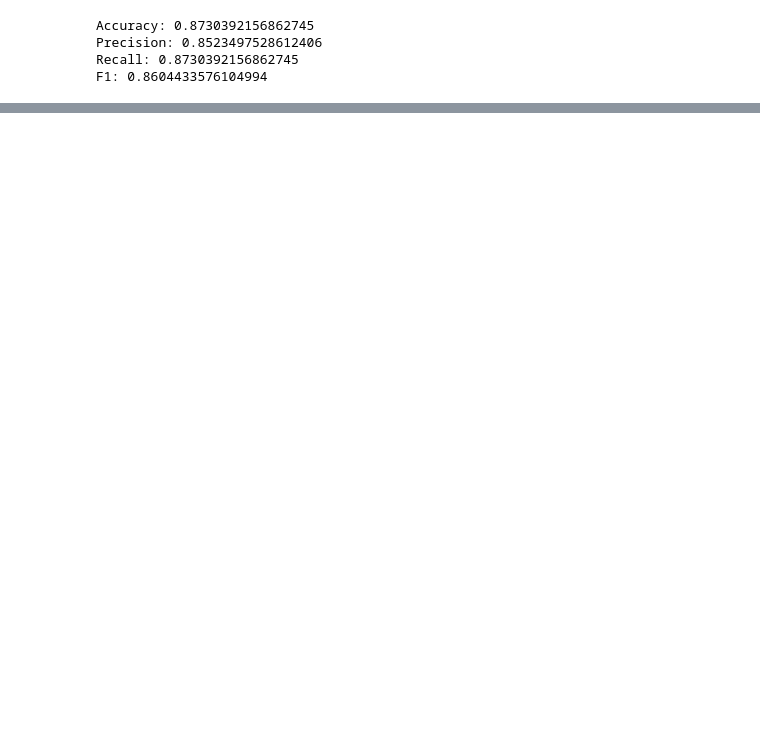
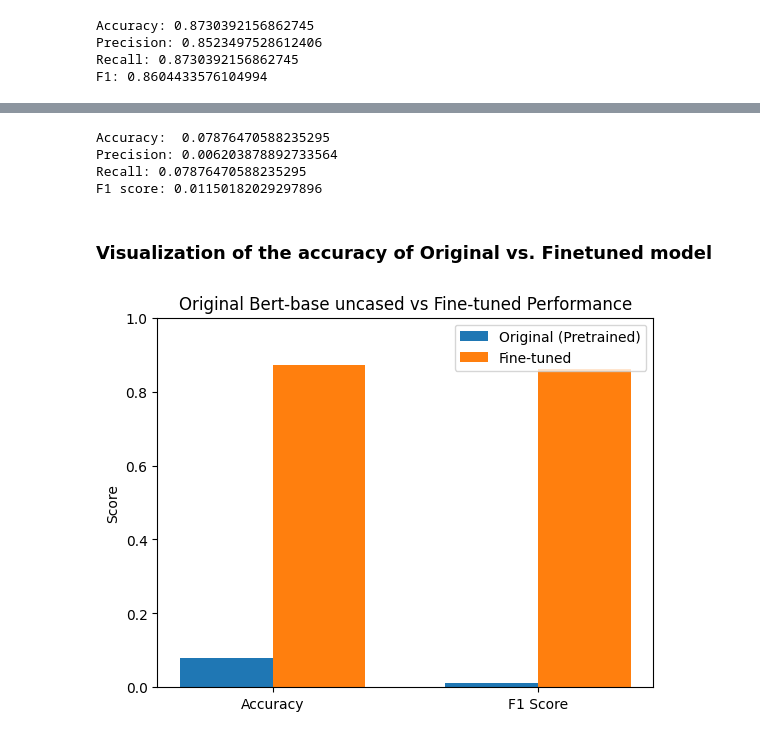
Before and after one commit to dhruhisheth/fall25-ai-studio-project, a Jupyter notebook: Cadence_2A_Bert_base_cased_model.ipynb, the cells around one changed output, grey strips where cells are left out. Drawn from its saved outputs; the diff is of its cells as text; code cells hidden in the pictures; blank space fills up the shorter version.

Commit message:
Updated the inference and visualization

```diff
--- a/Cadence_2A_Bert_base_cased_model.ipynb
+++ b/Cadence_2A_Bert_base_cased_model.ipynb
@@ -577,0 +598,11 @@ print(f"Confusion Matrix: {confusion_matrix}")
+# %%
+from sklearn.metrics import accuracy_score, precision_recall_fscore_support
+
+# print(pred)
+acc = accuracy_score(labels, pred)
+prec, rec, f1, _ = precision_recall_fscore_support(labels, pred, average="weighted")
+
+print("Accuracy: ", acc)
+print("Precision:", prec)
+print("Recall:", rec)
+print("F1 score:", f1)
@@ -577,0 +649,43 @@ print(f"Confusion Matrix: {confusion_matrix}")
+# %%
+logits = res.predictions # pred scores for each class
+labels = res.label_ids # label for each class
+orig_model_pred = logits.argmax(axis=-1)
+# %%
+from sklearn.metrics import accuracy_score, precision_recall_fscore_support
+
+# print(pred)
+orig_acc = accuracy_score(labels, orig_model_pred)
+orig_prec, orig_rec, orig_f1, _ = precision_recall_fscore_support(labels, orig_model_pred, average="weighted")
+
+print("Accuracy: ", orig_acc)
+print("Precision:", orig_prec)
+print("Recall:", orig_rec)
+print("F1 score:", orig_f1)
+# %% [output]
+Accuracy:  0.07876470588235295
+Precision: 0.006203878892733564
+Recall: 0.07876470588235295
+F1 score: 0.01150182029297896
+# %% [markdown]
+### Visualization of the accuracy of Original vs. Finetuned model
+# %%
+import matplotlib.pyplot as plt
+
+metrics = ["Accuracy", "F1 Score"]
+orig_values = [orig_acc, orig_f1]
+finetuned_values = [acc, f1]
+
+x = range(len(metrics))
+width = 0.35
+
+plt.bar([i - width/2 for i in x], orig_values, width=width, label="Original (Pretrained)")
+plt.bar([i + width/2 for i in x], finetuned_values, width=width, label="Fine-tuned")
+
+plt.xticks(x, metrics)
+plt.ylabel("Score")
+plt.ylim(0, 1)
+plt.legend()
+plt.title("Original Bert-base uncased vs Fine-tuned Performance")
+plt.show()
+# %% [output]
+[figure, added]
```
Also changed, not shown: parts of 37 cells of this notebook.
